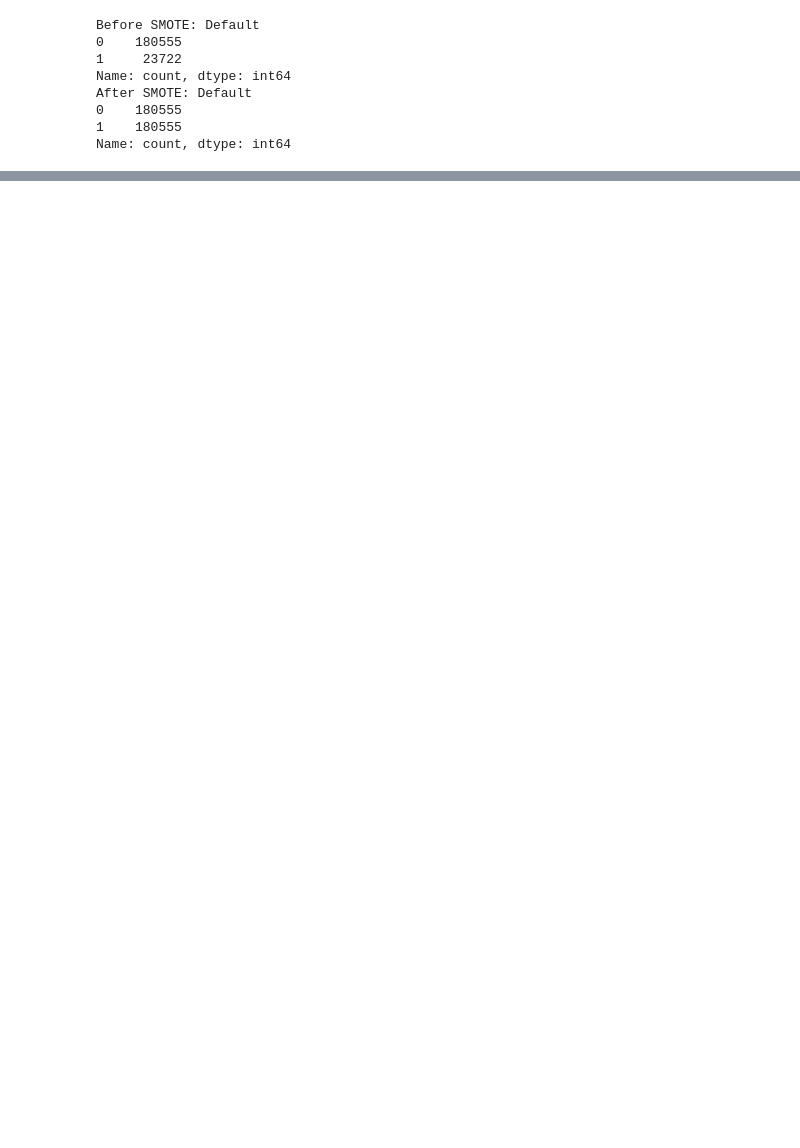
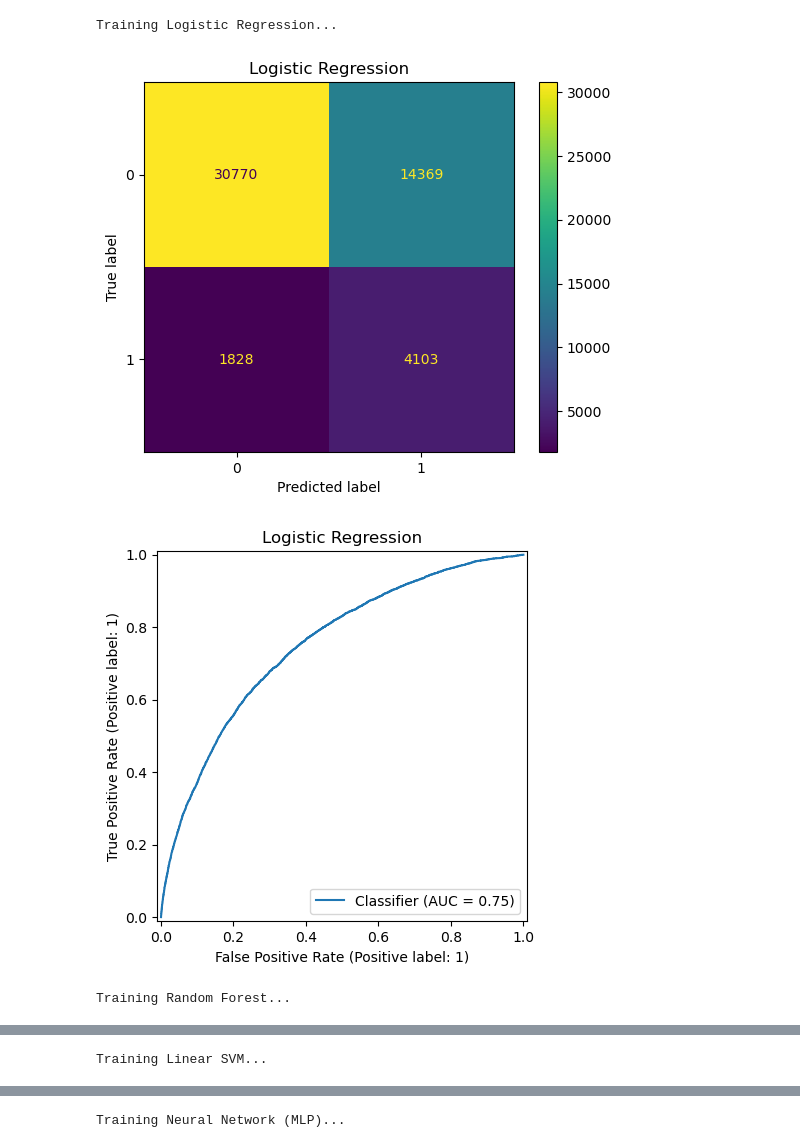
Before and after one commit to Asisi25/loan_default_project, a Jupyter notebook: notebook/loan_default_analysis.ipynb, the cells around one changed output, grey strips where cells are left out. Drawn from its saved outputs; the diff is of its cells as text; code cells hidden in the pictures; blank space fills up the shorter version.

```diff
--- a/notebook/loan_default_analysis.ipynb
+++ b/notebook/loan_default_analysis.ipynb
@@ -128,10 +166,10 @@ Name: proportion, dtype: float64
 # %%
-# Separate features and target
-X = df.drop(columns=["LoanID", "Default"])
-y = df["Default"]
+# TRAIN / TEST SPLIT
 
-
-# Identify column types
-numerical_cols = X.select_dtypes(include=["int64", "float64"]).columns.tolist()
-categorical_cols = X.select_dtypes(include=["object"]).columns.tolist()
+X_train, X_test, y_train, y_test = train_test_split(
+    X, y,
+    test_size=0.2,
+    stratify=y,
+    random_state=42
+)
 # %%
@@ -185,23 +211,44 @@ preprocessor = ColumnTransformer([
 # %%
-# Stratified split
-X_train, X_test, y_train, y_test = train_test_split(
-    X, y, test_size=0.2, random_state=42, stratify=y
-)
+#metrics
+metrics = []
 
-# Apply SMOTE safely on training set only
-smote = SMOTE(random_state=42)
-X_train_res, y_train_res = smote.fit_resample(
-    preprocessor.fit_transform(X_train), y_train
-)
+for name, pipe in pipelines.items():
+    print(f"Training {name}...")
 
-print("Before SMOTE:", y_train.value_counts())
-print("After SMOTE:", pd.Series(y_train_res).value_counts())
+    pipe.fit(X_train, y_train)
+    y_pred = pipe.predict(X_test)
+
+    model_obj = pipe.named_steps["model"]
+    if hasattr(model_obj, "predict_proba"):
+        y_score = pipe.predict_proba(X_test)[:,1]
+    else:
+        scores = pipe.decision_function(X_test)
+        y_score = (scores - scores.min()) / (scores.max() - scores.min())
+
+    metrics.append({
+        "Model": name,
+        "Accuracy": accuracy_score(y_test, y_pred),
+        "Precision": precision_score(y_test, y_pred),
+        "Recall": recall_score(y_test, y_pred),
+        "F1": f1_score(y_test, y_pred),
+        "ROC_AUC": roc_auc_score(y_test, y_score)
+    })
+
+    ConfusionMatrixDisplay.from_predictions(y_test, y_pred)
+    plt.title(name)
+    plt.show()
+
+    RocCurveDisplay.from_predictions(y_test, y_score)
+    plt.title(name)
+    plt.show()
+
+    joblib.dump(pipe, f"../web_app/models/{name.lower().replace(' ', '_')}_model.pkl")
+
+metrics_df = pd.DataFrame(metrics)
+metrics_df.to_csv("../web_app/model_metrics.csv", index=False)
+metrics_df
 # %% [output]
-Before SMOTE: Default
-0    180555
-1     23722
-Name: count, dtype: int64
-After SMOTE: Default
-0    180555
-1    180555
-Name: count, dtype: int64
+Training Logistic Regression...
+[figure, added]
+[figure, added]
+Training Random Forest...
@@ -207,0 +257 @@ Name: count, dtype: int64
+Training Linear SVM...
@@ -207,0 +260 @@ Name: count, dtype: int64
+Training Neural Network (MLP)...
```
Also changed, not shown: parts of 14 cells of this notebook, 6 other files.
